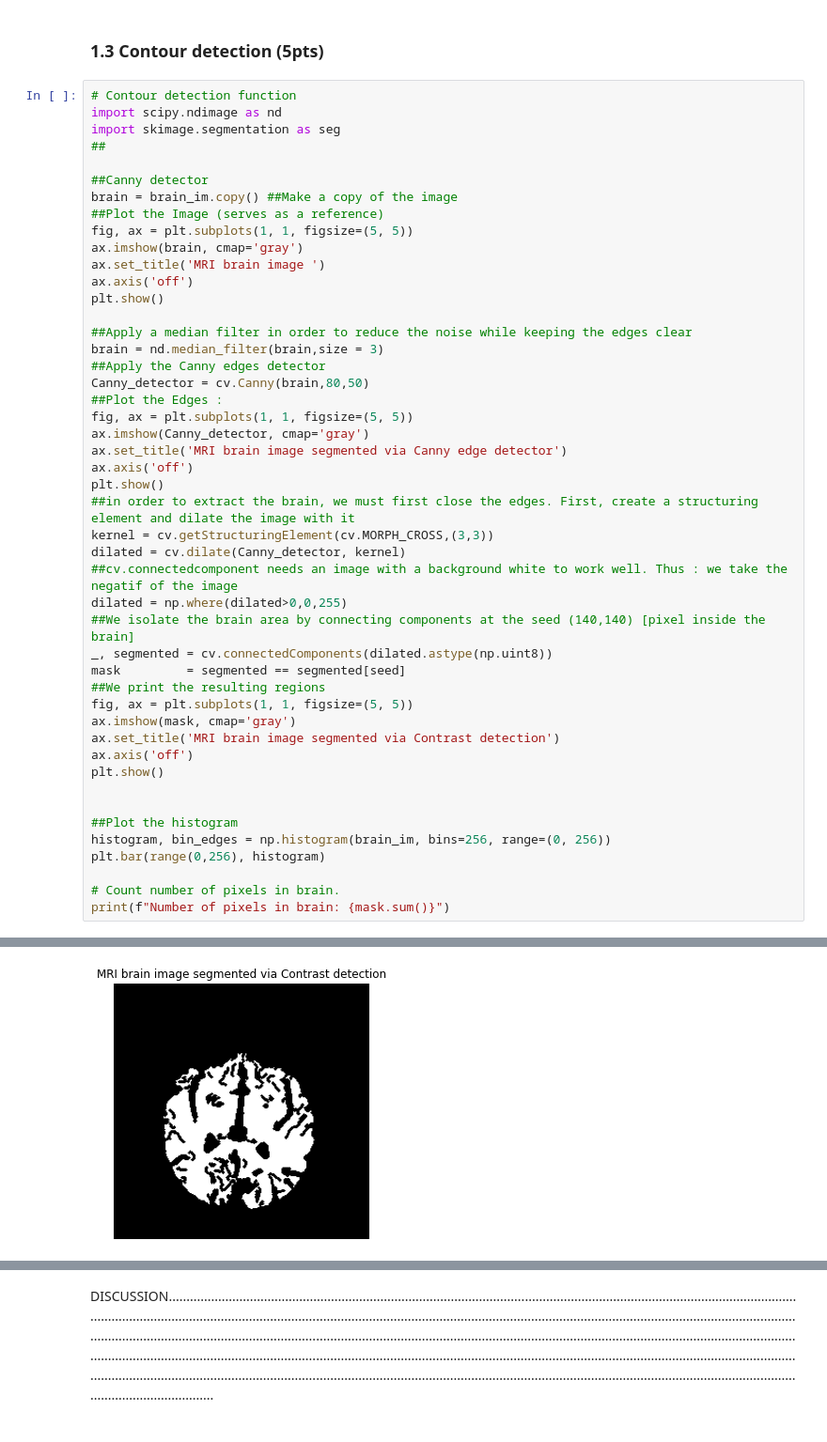
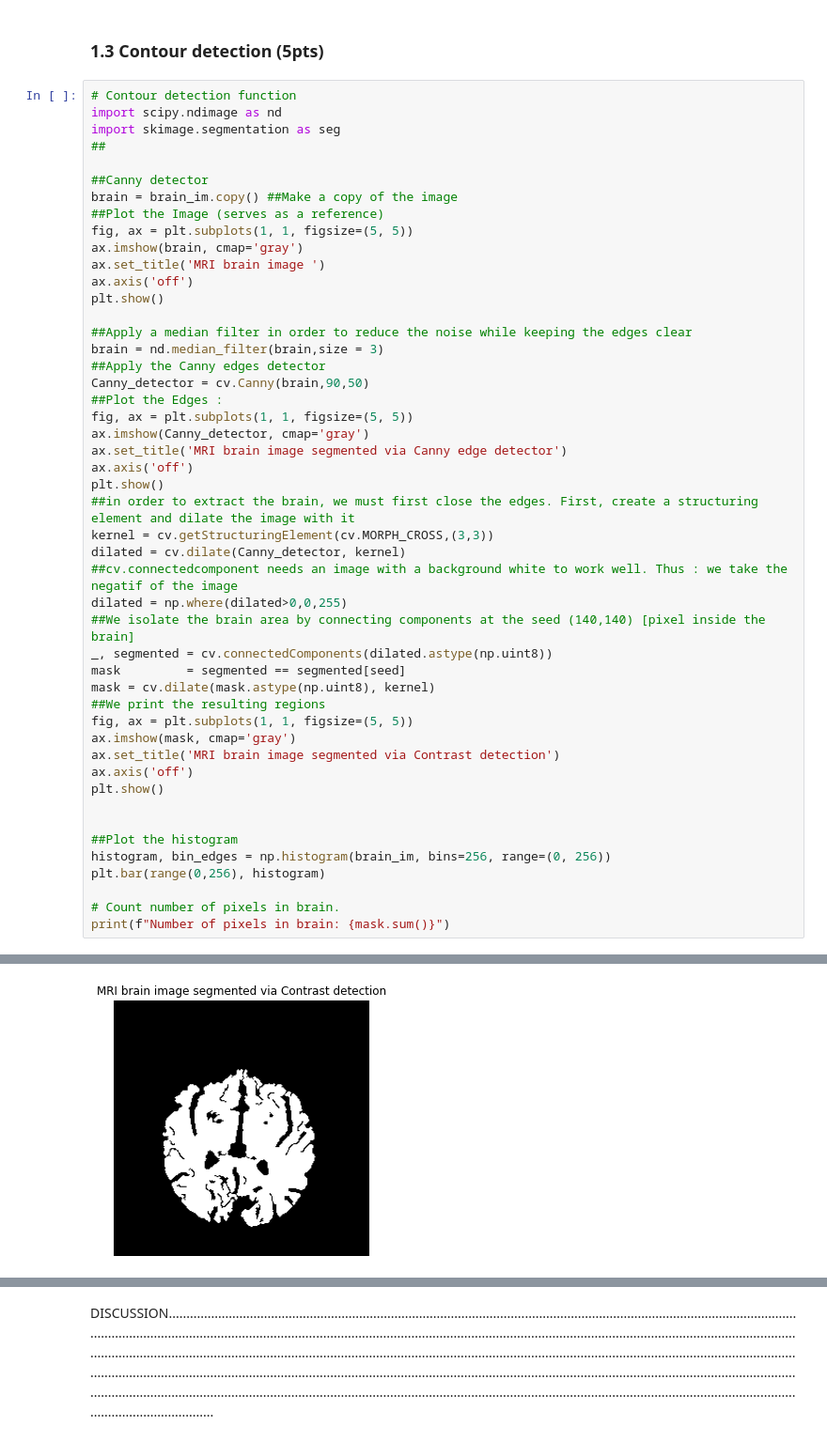
Before and after one commit to Andrea-Oliveri/Image-Processing-Assignements, a Jupyter notebook: Lab 1/lab_01_segmentation.ipynb, the cells around one changed output, grey strips where cells are left out. Shown: that part at 94% size. Drawn from its saved outputs; the diff is of its cells as text.

```diff
--- a/Lab 1/lab_01_segmentation.ipynb
+++ b/Lab 1/lab_01_segmentation.ipynb
@@ -193,7 +194,7 @@ plt.show()
 ##Apply a median filter in order to reduce the noise while keeping the edges clear
 brain = nd.median_filter(brain,size = 3)
 ##Apply the Canny edges detector
-Canny_detector = cv.Canny(brain,80,50)
+Canny_detector = cv.Canny(brain,90,50)
 ##Plot the Edges :
 fig, ax = plt.subplots(1, 1, figsize=(5, 5))
 ax.imshow(Canny_detector, cmap='gray')
@@ -208,6 +209,7 @@ dilated = np.where(dilated>0,0,255)
 ##We isolate the brain area by connecting components at the seed (140,140) [pixel inside the brain]
 _, segmented = cv.connectedComponents(dilated.astype(np.uint8))
 mask         = segmented == segmented[seed]
+mask = cv.dilate(mask.astype(np.uint8), kernel)
 ##We print the resulting regions
 fig, ax = plt.subplots(1, 1, figsize=(5, 5))
 ax.imshow(mask, cmap='gray')
@@ -228 +230 @@ print(f"Number of pixels in brain: {mask.sum()}")
-[figure, old version]
+[figure, new version]
```
Also changed, not shown: parts of 2 cells of this notebook.
